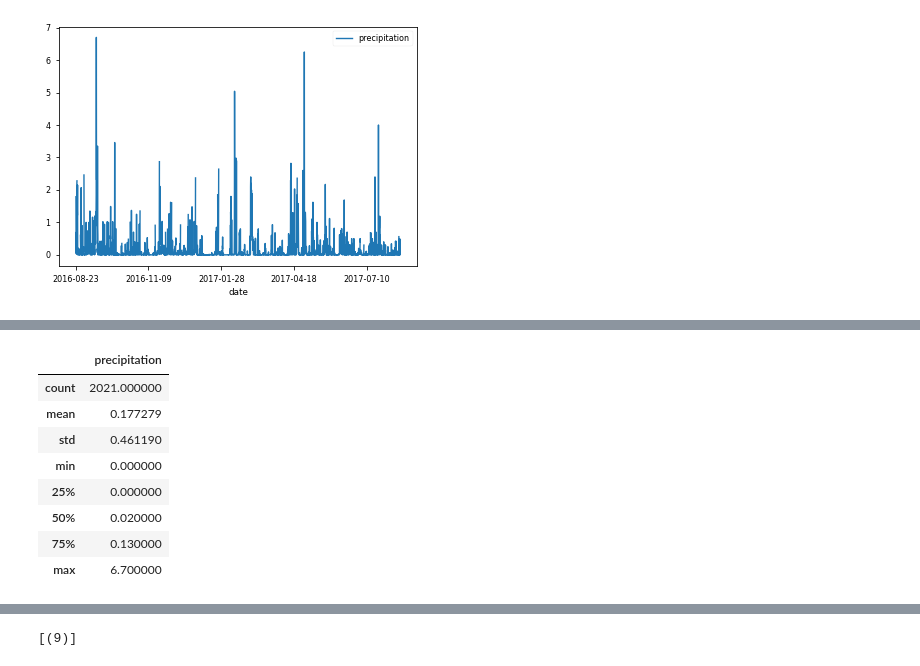
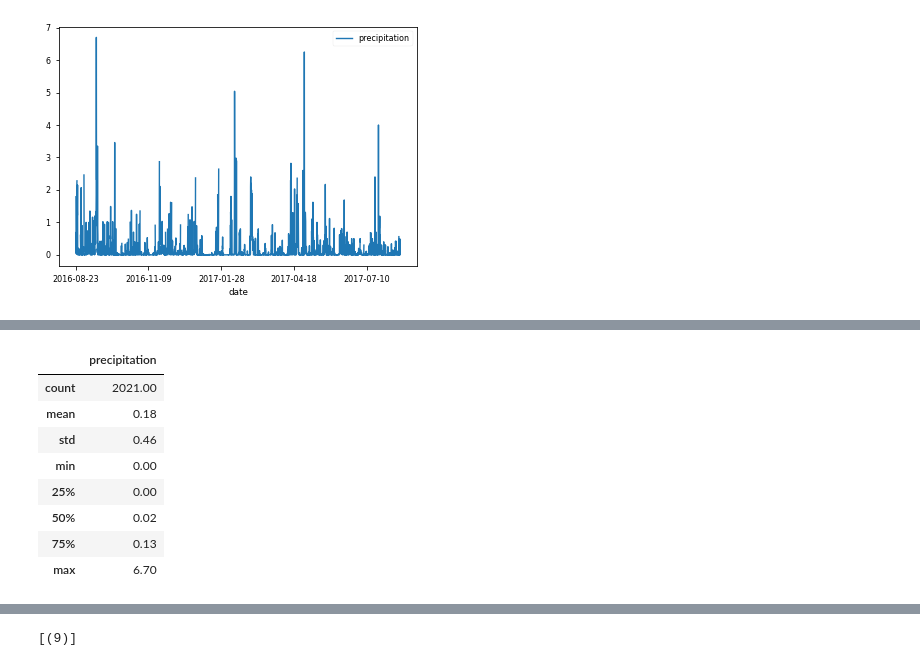
Before and after one commit to ArtTucker/surfs_up, a Jupyter notebook: climate_analysis.ipynb, the cells around one changed output, grey strips where cells are left out. Cells and saved outputs as stored; diff of their text form; code cells hidden in the pictures.

```diff
--- a/climate_analysis.ipynb
+++ b/climate_analysis.ipynb
@@ -50,12 +50,12 @@ prev_year = dt.date(2017, 8, 23) - dt.timedelta(days=365)
 results = []
 results = session.query(Measurement.date, Measurement.prcp).filter(Measurement.date >= prev_year).all()
 # Save the query results as a Pandas DataFrame and set the index to the date column
-df = pd.DataFrame(results, columns=['date','precipitation'])
-df.set_index(df['date'], inplace=True)
+one_yr_prcp_df = pd.DataFrame(results, columns=['date','precipitation'])
+one_yr_prcp_df.set_index(one_yr_prcp_df['date'], inplace=True)
 # Sort the dataframe by date
-df = df.sort_index()
+one_yr_prcp_df = one_yr_prcp_df.sort_index()
 # Use Pandas Plotting with Matplotlib to plot the data
-df.plot()
+one_yr_prcp_df.plot()
 # %% [output]
 <AxesSubplot:xlabel='date'>
 [figure]
@@ -62,13 +84,13 @@ df.plot()
 # %%
 # Use Pandas to calcualte the summary statistics for the precipitation data
-df.describe()
+round(one_yr_prcp_df.describe(),2)
 # %% [output]
 |  | precipitation |
-| count | 2021.000000 |
-| mean | 0.177279 |
-| std | 0.461190 |
-| min | 0.000000 |
-| 25% | 0.000000 |
-| 50% | 0.020000 |
-| 75% | 0.130000 |
-| max | 6.700000 |
+| count | 2021.00 |
+| mean | 0.18 |
+| std | 0.46 |
+| min | 0.00 |
+| 25% | 0.00 |
+| 50% | 0.02 |
+| 75% | 0.13 |
+| max | 6.70 |
```
Also changed, not shown: parts of 4 cells of this notebook.
